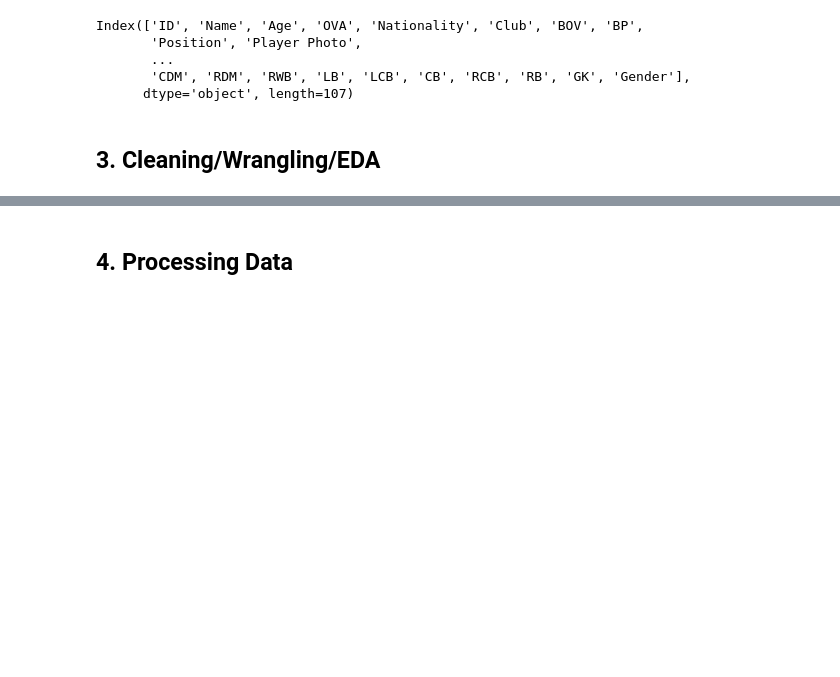
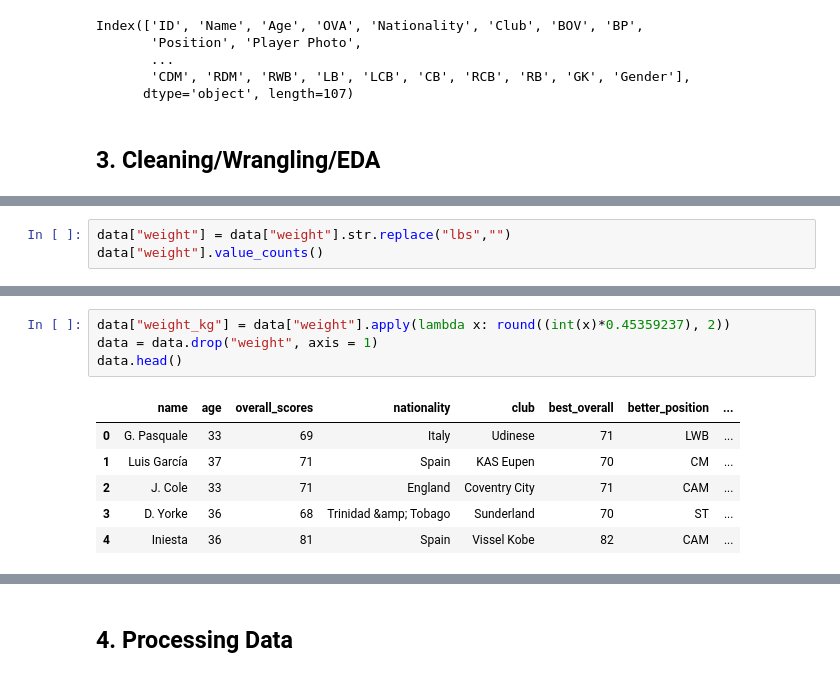
Before and after one commit to mariabollain/data_mid_bootcamp_project_FIFA_MoneyBall, a Jupyter notebook: FIFA.ipynb, the cells around one changed output, grey strips where cells are left out. Cells and saved outputs as stored; diff of their text form; blank space fills up the shorter version.

```diff
--- a/FIFA.ipynb
+++ b/FIFA.ipynb
@@ -75,0 +300,3 @@ data.head()
+# %%
+data["weight"] = data["weight"].str.replace("lbs","")
+data["weight"].value_counts()
@@ -75,0 +321,11 @@ data.head()
+# %%
+data["weight_kg"] = data["weight"].apply(lambda x: round((int(x)*0.45359237), 2))
+data = data.drop("weight", axis = 1)
+data.head()
+# %% [output]
+|  | name | age | overall_scores | nationality | club | best_overall | better_position | ... |
+| 0 | G. Pasquale | 33 | 69 | Italy | Udinese | 71 | LWB | ... |
+| 1 | Luis García | 37 | 71 | Spain | KAS Eupen | 70 | CM | ... |
+| 2 | J. Cole | 33 | 71 | England | Coventry City | 71 | CAM | ... |
+| 3 | D. Yorke | 36 | 68 | Trinidad &amp; Tobago | Sunderland | 70 | ST | ... |
+| 4 | Iniesta | 36 | 81 | Spain | Vissel Kobe | 82 | CAM | ... |
```
Also changed, not shown: parts of 31 cells of this notebook.
